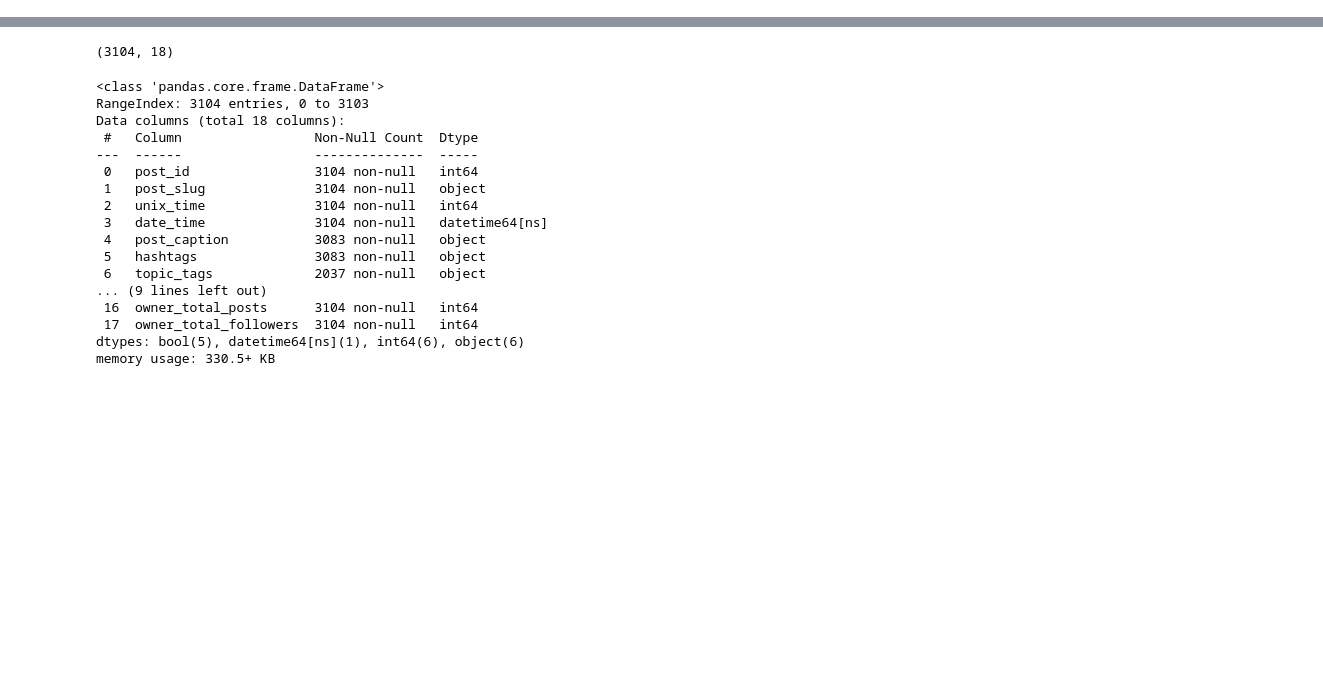
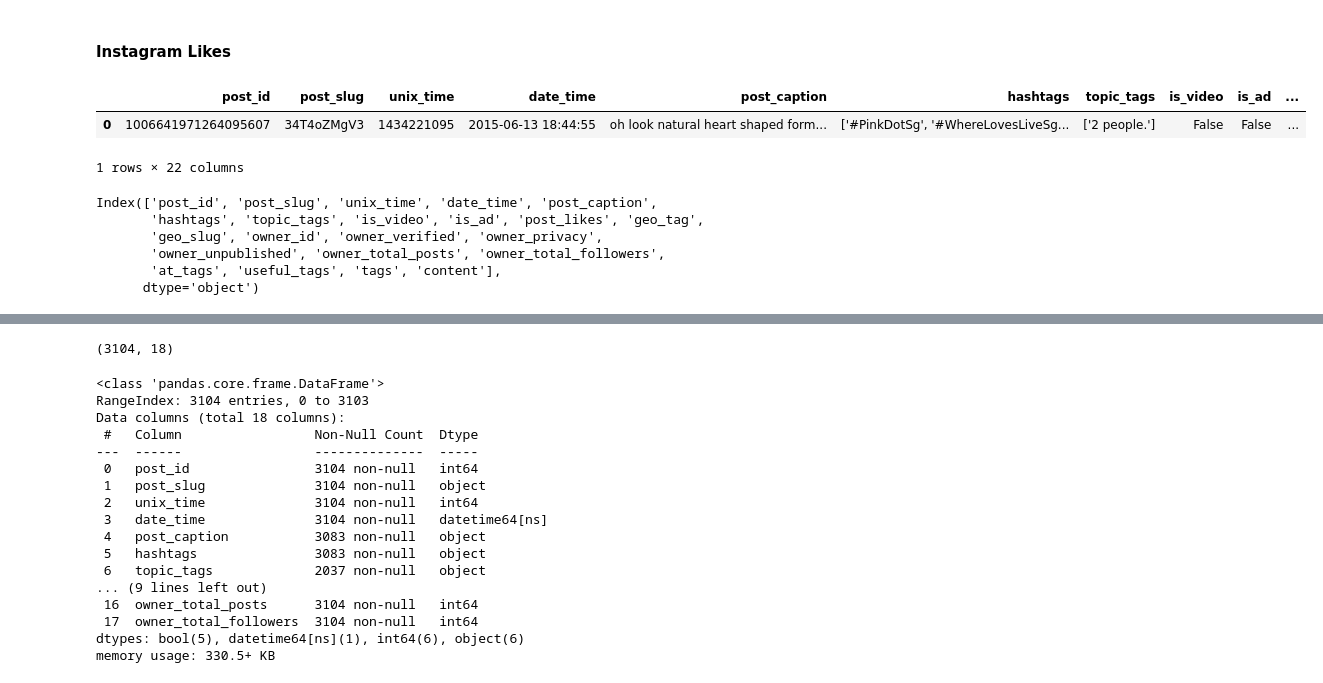
Before and after one commit to yewtong/project_capstone, a Jupyter notebook: project_capstone/code/DT_EDA.ipynb, the cells around one changed output, grey strips where cells are left out. Saved outputs shown, nothing was run; the diff lists cells and outputs as text; code cells hidden in the pictures; blank space fills up the shorter version.

```diff
--- a/project_capstone/code/DT_EDA.ipynb
+++ b/project_capstone/code/DT_EDA.ipynb
@@ -4,0 +54,17 @@ import matplotlib.pyplot as plt
+# %% [markdown]
+#### Instagram Likes
+# %%
+df_insta.head(1)
+# %% [output]
+|  | post_id | post_slug | unix_time | date_time | post_caption | hashtags | topic_tags | is_video | is_ad | ... |
+| 0 | 1006641971264095607 | 34T4oZMgV3 | 1434221095 | 2015-06-13 18:44:55 | oh look natural heart shaped form... | ['#PinkDotSg', '#WhereLovesLiveSg... | ['2 people.'] | False | False | ... |
+1 rows × 22 columns
+# %%
+df_insta.columns
+# %% [output]
+Index(['post_id', 'post_slug', 'unix_time', 'date_time', 'post_caption',
+       'hashtags', 'topic_tags', 'is_video', 'is_ad', 'post_likes', 'geo_tag',
+       'geo_slug', 'owner_id', 'owner_verified', 'owner_privacy',
+       'owner_unpublished', 'owner_total_posts', 'owner_total_followers',
+       'at_tags', 'useful_tags', 'tags', 'content'],
+      dtype='object')
```
Also changed, not shown: parts of 17 cells of this notebook, 22 other files.
